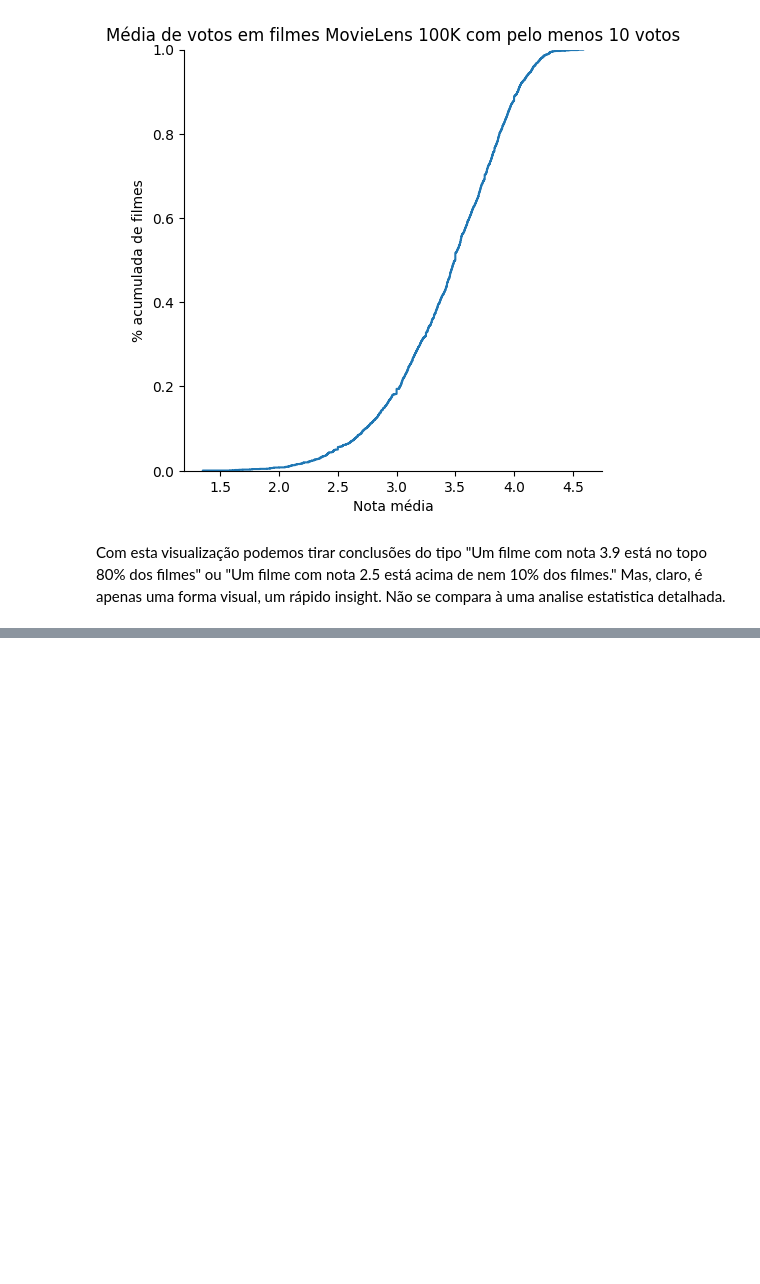
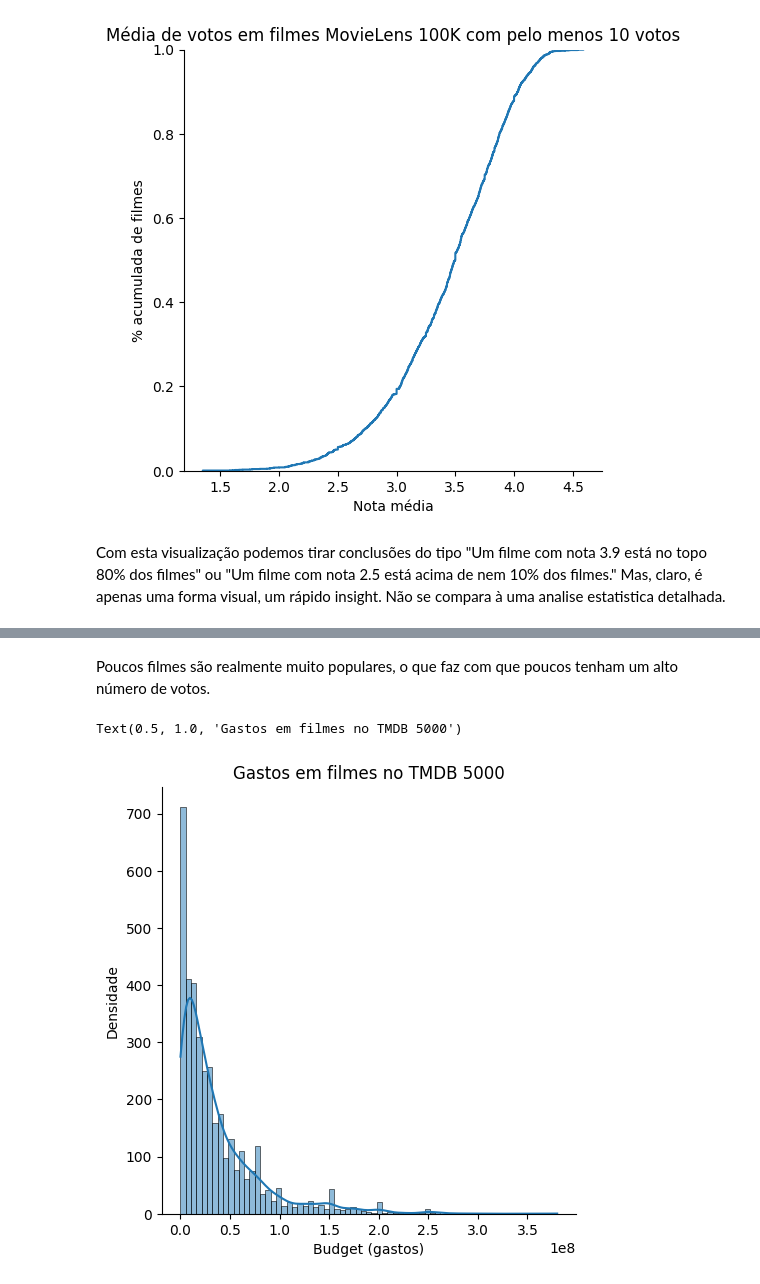
Before and after one commit to fernandowolff/estatistica_python, a Jupyter notebook: testes_estatisticos/Data Science - Introdução a Testes.ipynb, the cells around one changed output, grey strips where cells are left out. Drawn from its saved outputs; the diff is of its cells as text; code cells hidden in the pictures; blank space fills up the shorter version.

```diff
--- a/testes_estatisticos/Data Science - Introdução a Testes.ipynb
+++ b/testes_estatisticos/Data Science - Introdução a Testes.ipynb
@@ -180,0 +195,10 @@ Com esta visualização podemos tirar conclusões do tipo "Um filme com nota 3.9
+# %% [markdown]
+Poucos filmes são realmente muito populares, o que faz com que poucos tenham um alto número de votos.
+# %%
+
+ax = sns.displot(tmdb.query("budget > 0").budget, kde=True)
+ax.set_axis_labels("Budget (gastos)", "Densidade")
+plt.title("Gastos em filmes no TMDB 5000")
+# %% [output]
+Text(0.5, 1.0, 'Gastos em filmes no TMDB 5000')
+[figure, added]
```
Also changed, not shown: parts of 12 cells of this notebook.
